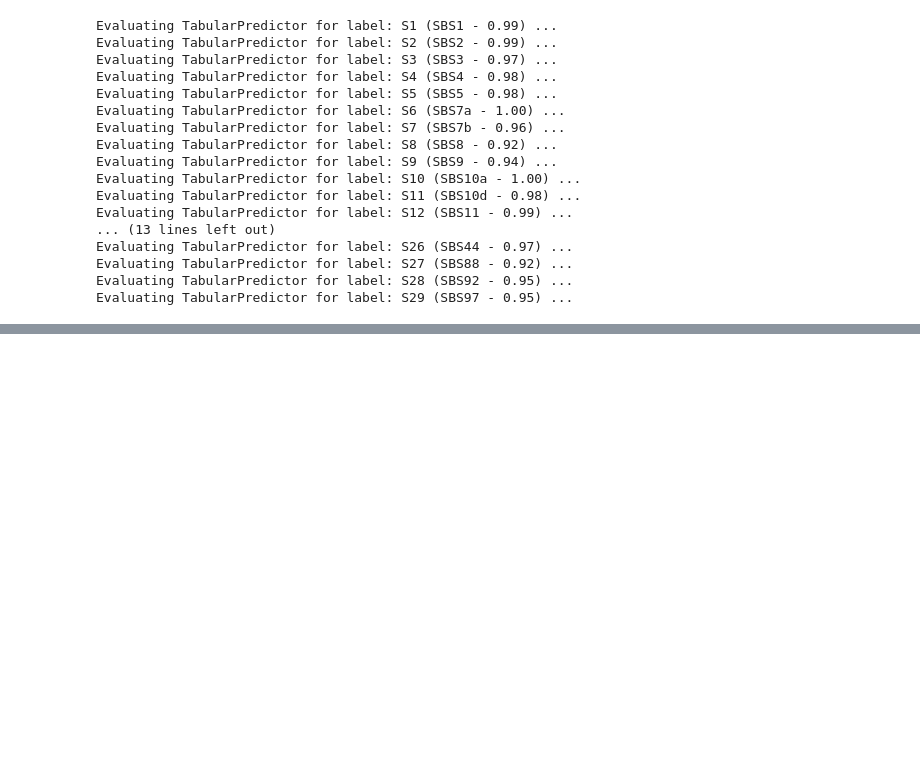
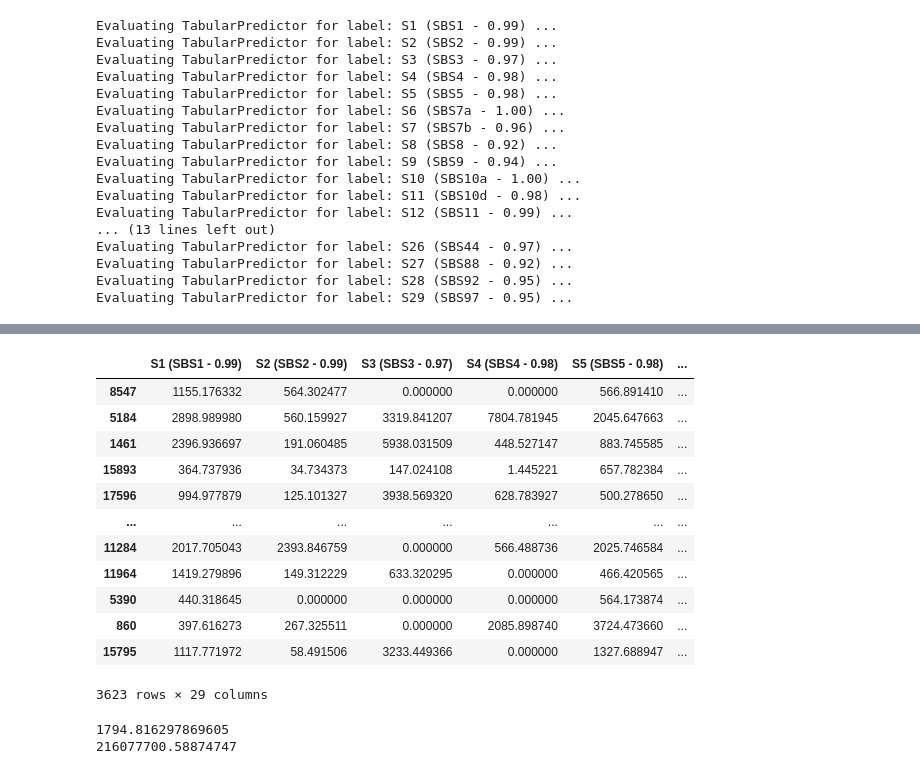
Before and after one commit to MassimoZarantonello2/SignatureInference, a Jupyter notebook: scripts/pipeline.ipynb, the cells around one changed output, grey strips where cells are left out. Drawn from its saved outputs; the diff is of its cells as text; code cells hidden in the pictures; blank space fills up the shorter version.

```diff
--- a/scripts/pipeline.ipynb
+++ b/scripts/pipeline.ipynb
@@ -45,0 +90,27 @@ pd.DataFrame(evaluations)
+# %%
+y_train
+# %% [output]
+|  | S1 (SBS1 - 0.99) | S2 (SBS2 - 0.99) | S3 (SBS3 - 0.97) | S4 (SBS4 - 0.98) | S5 (SBS5 - 0.98) | ... |
+| 8547 | 1155.176332 | 564.302477 | 0.000000 | 0.000000 | 566.891410 | ... |
+| 5184 | 2898.989980 | 560.159927 | 3319.841207 | 7804.781945 | 2045.647663 | ... |
+| 1461 | 2396.936697 | 191.060485 | 5938.031509 | 448.527147 | 883.745585 | ... |
+| 15893 | 364.737936 | 34.734373 | 147.024108 | 1.445221 | 657.782384 | ... |
+| 17596 | 994.977879 | 125.101327 | 3938.569320 | 628.783927 | 500.278650 | ... |
+| ... | ... | ... | ... | ... | ... | ... |
+| 11284 | 2017.705043 | 2393.846759 | 0.000000 | 566.488736 | 2025.746584 | ... |
+| 11964 | 1419.279896 | 149.312229 | 633.320295 | 0.000000 | 466.420565 | ... |
+| 5390 | 440.318645 | 0.000000 | 0.000000 | 0.000000 | 564.173874 | ... |
+| 860 | 397.616273 | 267.325511 | 0.000000 | 2085.898740 | 3724.473660 | ... |
+| 15795 | 1117.771972 | 58.491506 | 3233.449366 | 0.000000 | 1327.688947 | ... |
+3623 rows × 29 columns
+# %%
+reg = LinearRegression()
+
+reg.fit(X_train, y_train)
+prediction = reg.predict(X_test)
+
+print(mean_absolute_error(prediction, y_test))
+print(mean_squared_error(prediction, y_test))
+# %% [output]
+1794.816297869605
+216077700.58874747
```
Also changed, not shown: parts of 8 cells of this notebook, 8 other files.
